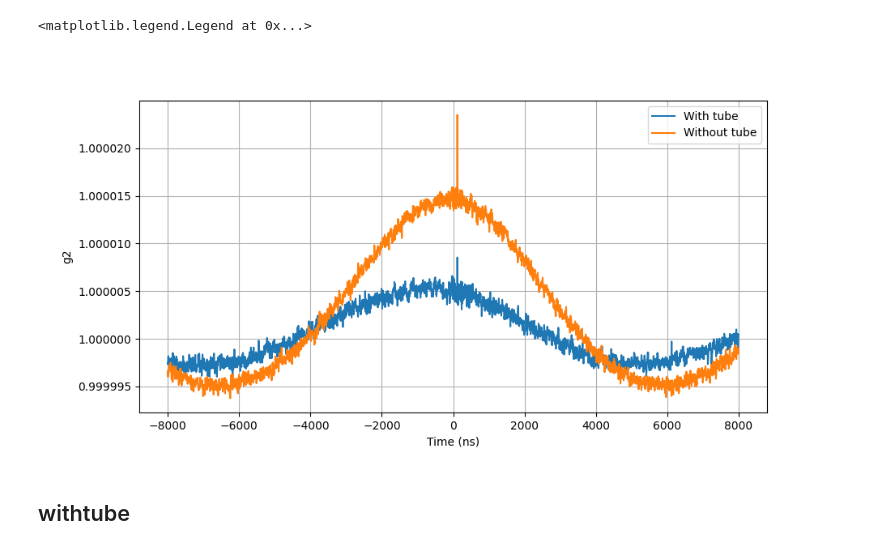
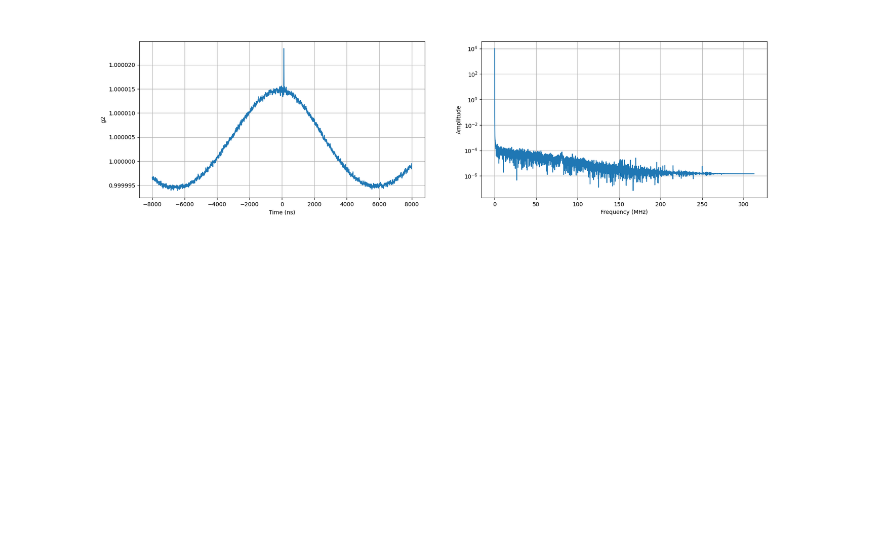
Before and after one commit to SteWey0/Bachelorarbeit, a Jupyter notebook: analysis.ipynb, the cells around one changed output. Cells and saved outputs as stored; diff of their text form; code cells hidden in the pictures; blank space fills up the shorter version.

```diff
--- a/analysis.ipynb
+++ b/analysis.ipynb
@@ -9,18 +11,17 @@ from helper import Data_reduction
 # %%
-Tube = Data_reduction('D:/20240614_10x40', 'reduced_data/20240614_10x40')
-Tube.get_average_g2()
-NoTube = Data_reduction('D:/20240614_10x40_wotube', 'reduced_data/20240614_10x40_wotube')
-NoTube.get_average_g2()
+Tube = Data_reduction('D:/20240617_10x40', 'reduced_data/20240617_10x40')
+Tube.data_reduction()
+freq, fourier = Tube.batch_fft()
+
+
 plt.close('all')
-fig,ax = plt.subplots(figsize=(10,5))
-ax.plot(Tube.time_arr*1e9, Tube.av_g2, label='With tube')
-ax.plot(NoTube.time_arr*1e9, NoTube.av_g2, label='Without tube')
-ax.set(xlabel='Time (ns)', ylabel='g2')
-ax.ticklabel_format(useOffset=False)
-ax.grid()
-ax.legend()
+fig,ax = plt.subplots(ncols = 2, figsize=(20,5))
+ax[0].plot(Tube.time_arr*1e9, Tube.av_g2)
+ax[0].set(xlabel='Time (ns)', ylabel='g2')
+ax[0].ticklabel_format(useOffset=False)
+ax[0].grid()
+ax[1].plot(freq*1e-6, fourier)
+ax[1].set(xlabel='Frequency (MHz)', ylabel='Amplitude', yscale='log')
+ax[1].grid()
 # %% [output]
-<matplotlib.legend.Legend at 0x...>
-[figure, old version]
+[figure, new version]
-# %% [markdown]
-## withtube
```
Also changed, not shown: parts of 2 cells of this notebook, 2 other files.
